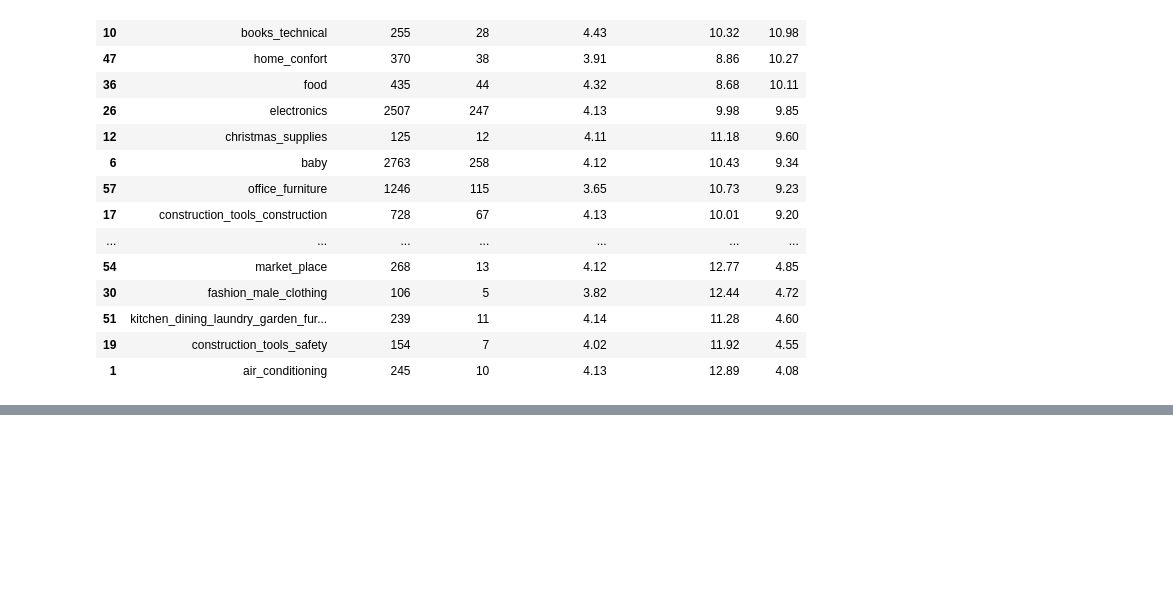
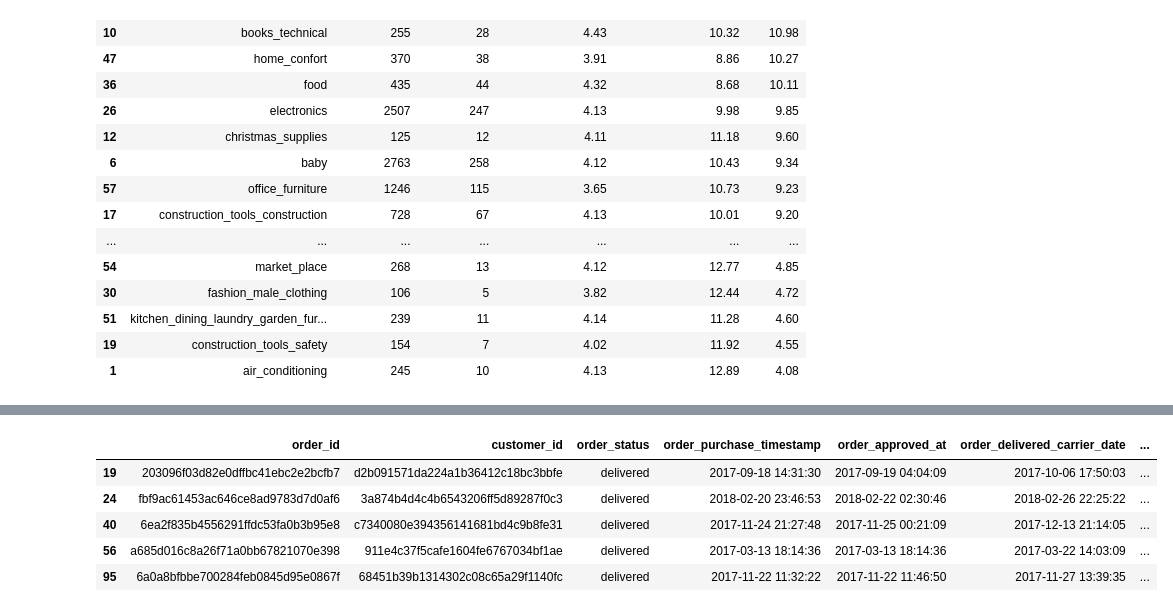
Before and after one commit to BBWorksB/AmaliTech-DEG-Project-based-challenges, a Jupyter notebook: data-engineering/Logistics-auditor/Amaliteh_DE_Logistic.ipynb, the cells around one changed output, grey strips where cells are left out. Drawn from its saved outputs; the diff is of its cells as text; code cells hidden in the pictures; blank space fills up the shorter version.

```diff
--- a/data-engineering/Logistics-auditor/Amaliteh_DE_Logistic.ipynb
+++ b/data-engineering/Logistics-auditor/Amaliteh_DE_Logistic.ipynb
@@ -1078,0 +1108,6 @@ fig7.show()
+# %%
+# Load payments data
+payments = pd.read_csv(base_path + "olist_order_payments_dataset.csv")
+print(payments.shape)
+print(payments.head())
+print(f"\nColumns: {payments.columns.tolist()}")
@@ -1078,0 +1131,15 @@ fig7.show()
+# %%
+# Aggregate payments per order
+payments_agg = (
+    payments
+    .groupby('order_id')
+    .agg(
+        total_payment=('payment_value', 'sum'),
+        payment_methods=('payment_type', 'nunique')
+    )
+    .reset_index()
+)
+
+print(f"Orders in payments: {len(payments_agg)}")
+print(f"\nPayment value summary:")
+print(payments_agg['total_payment'].describe().round(2))
@@ -1078,0 +1159,8 @@ fig7.show()
+# %%
+# Join payments to delivered_clean
+delivered_with_payments = delivered_clean.merge(
+    payments_agg[['order_id', 'total_payment']],
+    on='order_id',
+    how='left'
+)
+delivered_with_payments.head()
@@ -1078,0 +1174,15 @@ fig7.show()
+# %%
+# Revenue at Risk calculation
+# Only Super Late orders represent serious churn risk
+super_late = delivered_with_payments[
+    delivered_with_payments['delivery_status'] == 'Super Late'
+]
+
+super_late.head()
+# %% [output]
+|  | order_id | customer_id | order_status | order_purchase_timestamp | order_approved_at | order_delivered_carrier_date | ... |
+| 19 | 203096f03d82e0dffbc41ebc2e2bcfb7 | d2b091571da224a1b36412c18bc3bbfe | delivered | 2017-09-18 14:31:30 | 2017-09-19 04:04:09 | 2017-10-06 17:50:03 | ... |
+| 24 | fbf9ac61453ac646ce8ad9783d7d0af6 | 3a874b4d4c4b6543206ff5d89287f0c3 | delivered | 2018-02-20 23:46:53 | 2018-02-22 02:30:46 | 2018-02-26 22:25:22 | ... |
+| 40 | 6ea2f835b4556291ffdc53fa0b3b95e8 | c7340080e394356141681bd4c9b8fe31 | delivered | 2017-11-24 21:27:48 | 2017-11-25 00:21:09 | 2017-12-13 21:14:05 | ... |
+| 56 | a685d016c8a26f71a0bb67821070e398 | 911e4c37f5cafe1604fe6767034bf1ae | delivered | 2017-03-13 18:14:36 | 2017-03-13 18:14:36 | 2017-03-22 14:03:09 | ... |
+| 95 | 6a0a8bfbbe700284feb0845d95e0867f | 68451b39b1314302c08c65a29f1140fc | delivered | 2017-11-22 11:32:22 | 2017-11-22 11:46:50 | 2017-11-27 13:39:35 | ... |
```
Also changed, not shown: parts of 8 cells of this notebook.
